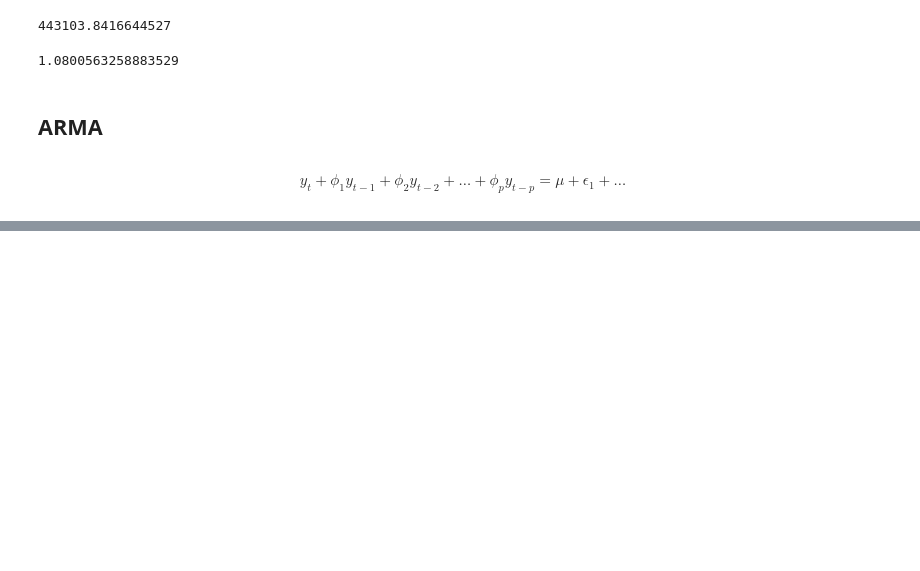
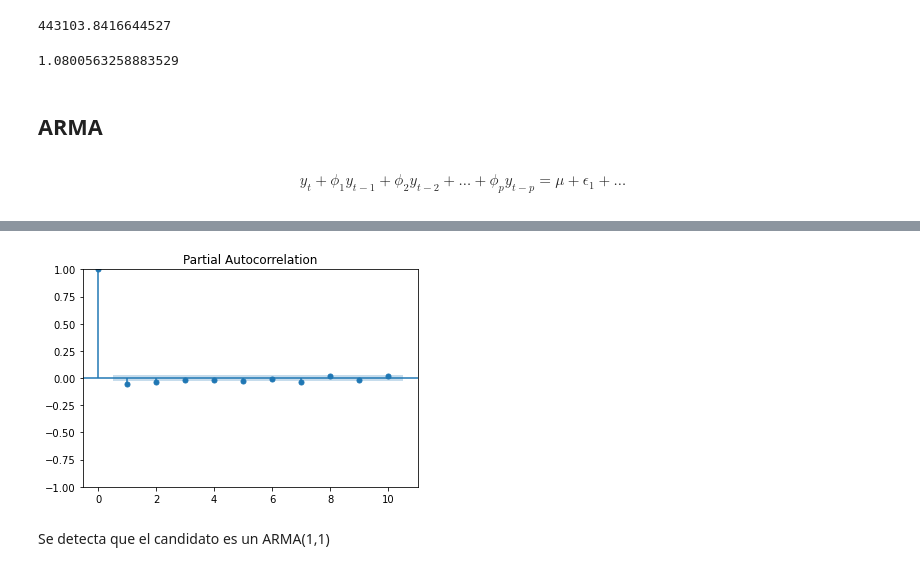
Before and after one commit to jsanz81/Bootcamp_Abril2023, a Jupyter notebook: 06_Series_Temporales/Series_Temporales_V1.ipynb, the cells around one changed output, grey strips where cells are left out. Drawn from its saved outputs; the diff is of its cells as text; code cells hidden in the pictures; blank space fills up the shorter version.

Commit message:
ARMA

```diff
--- a/06_Series_Temporales/Series_Temporales_V1.ipynb
+++ b/06_Series_Temporales/Series_Temporales_V1.ipynb
@@ -168,0 +215,6 @@ $$y_t + \phi_1 y_{t-1} + \phi_2 y_{t-2} + \ldots+ \phi_p y_{t-p}= \mu + \epsilon
+# %%
+plot_pacf(df2_diff,lags=10);
+# %% [output]
+[figure, added]
+# %% [markdown]
+Se detecta que el candidato es un ARMA(1,1)
```
Also changed, not shown: parts of 13 cells of this notebook.
